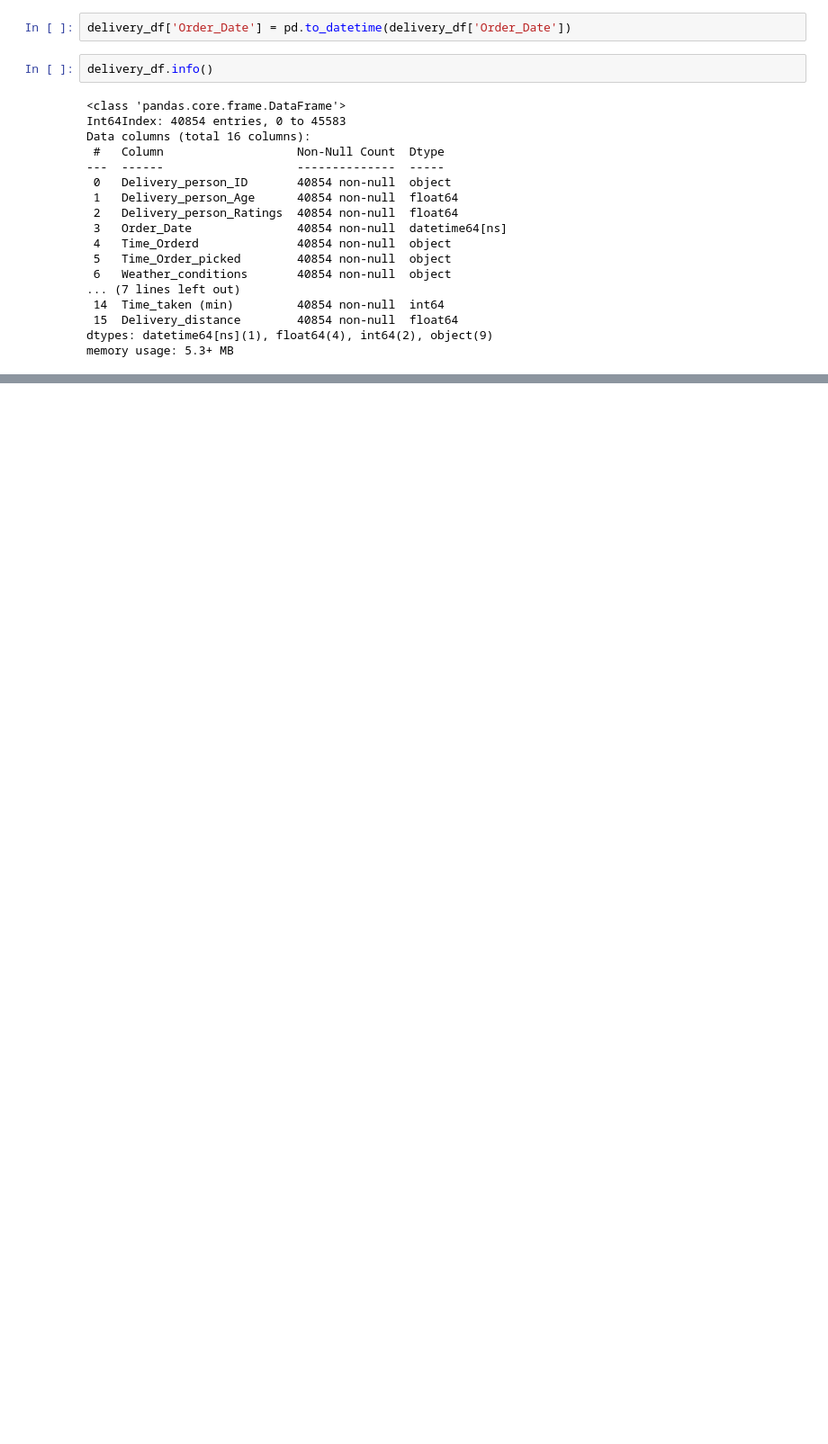
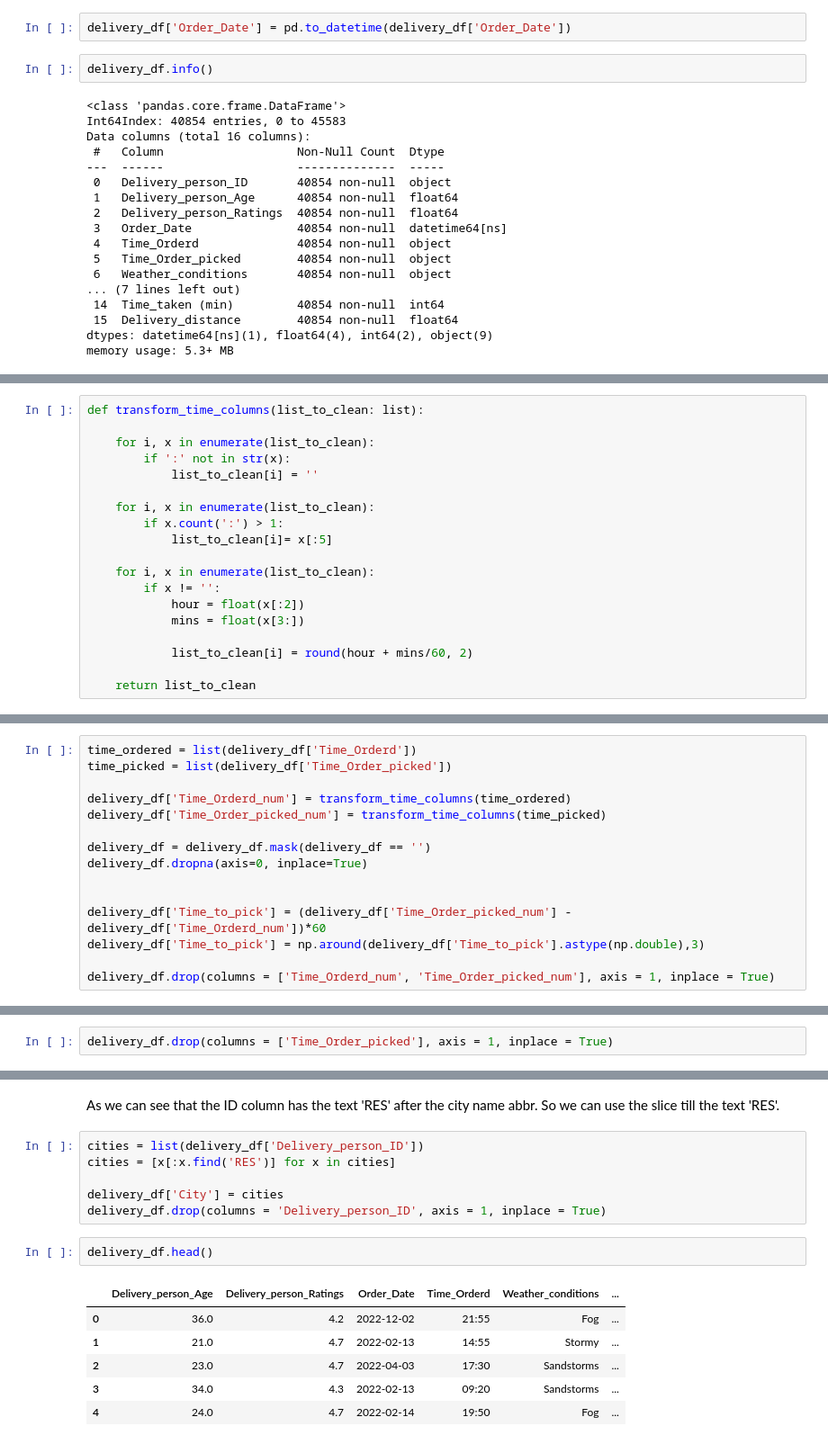
Before and after one commit to abhijitchak103/DelayTimePrediction, a Jupyter notebook: notebooks/Data_Transformation.ipynb, the cells around one changed output, grey strips where cells are left out. Shown at 90% size. Cells and saved outputs as stored; diff of their text form; blank space fills up the shorter version.

Commit message:
Complete Data Cleaning

```diff
--- a/notebooks/Data_Transformation.ipynb
+++ b/notebooks/Data_Transformation.ipynb
@@ -419,0 +299,19 @@ clean_time("24:05:00")
+# %%
+def transform_time_columns(list_to_clean: list):
+
+    for i, x in enumerate(list_to_clean):
+        if ':' not in str(x):
+            list_to_clean[i] = ''
+
+    for i, x in enumerate(list_to_clean):
+        if x.count(':') > 1:
+            list_to_clean[i]= x[:5]
+
+    for i, x in enumerate(list_to_clean):
+        if x != '':
+            hour = float(x[:2])
+            mins = float(x[3:])
+
+            list_to_clean[i] = round(hour + mins/60, 2)
+
+    return list_to_clean
@@ -419,0 +320,15 @@ clean_time("24:05:00")
+# %%
+time_ordered = list(delivery_df['Time_Orderd'])
+time_picked = list(delivery_df['Time_Order_picked'])
+
+delivery_df['Time_Orderd_num'] = transform_time_columns(time_ordered)
+delivery_df['Time_Order_picked_num'] = transform_time_columns(time_picked)
+
+delivery_df = delivery_df.mask(delivery_df == '')
+delivery_df.dropna(axis=0, inplace=True)
+
+
+delivery_df['Time_to_pick'] = (delivery_df['Time_Order_picked_num'] - delivery_df['Time_Orderd_num'])*60
+delivery_df['Time_to_pick'] = np.around(delivery_df['Time_to_pick'].astype(np.double),3)
+
+delivery_df.drop(columns = ['Time_Orderd_num', 'Time_Order_picked_num'], axis = 1, inplace = True)
@@ -419,0 +357,2 @@ clean_time("24:05:00")
+# %%
+delivery_df.drop(columns = ['Time_Order_picked'], axis = 1, inplace = True)
@@ -419,0 +390,17 @@ clean_time("24:05:00")
+# %% [markdown]
+As we can see that the ID column has the text 'RES' after the city name abbr. So we can use the slice till the text 'RES'.
+# %%
+cities = list(delivery_df['Delivery_person_ID'])
+cities = [x[:x.find('RES')] for x in cities]
+
+delivery_df['City'] = cities
+delivery_df.drop(columns = 'Delivery_person_ID', axis = 1, inplace = True)
+# %%
+delivery_df.head()
+# %% [output]
+|  | Delivery_person_Age | Delivery_person_Ratings | Order_Date | Time_Orderd | Weather_conditions | ... |
+| 0 | 36.0 | 4.2 | 2022-12-02 | 21:55 | Fog | ... |
+| 1 | 21.0 | 4.7 | 2022-02-13 | 14:55 | Stormy | ... |
+| 2 | 23.0 | 4.7 | 2022-04-03 | 17:30 | Sandstorms | ... |
+| 3 | 34.0 | 4.3 | 2022-02-13 | 09:20 | Sandstorms | ... |
+| 4 | 24.0 | 4.7 | 2022-02-14 | 19:50 | Fog | ... |
```
Also changed, not shown: parts of 35 cells of this notebook.
